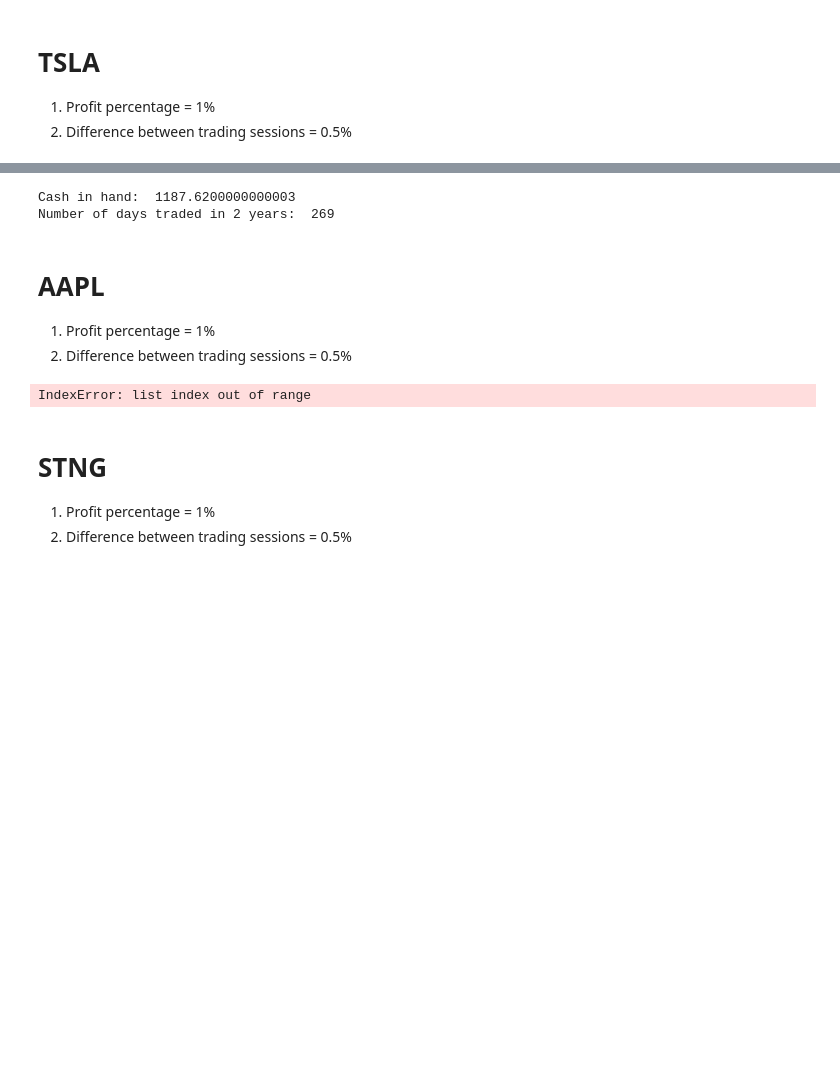
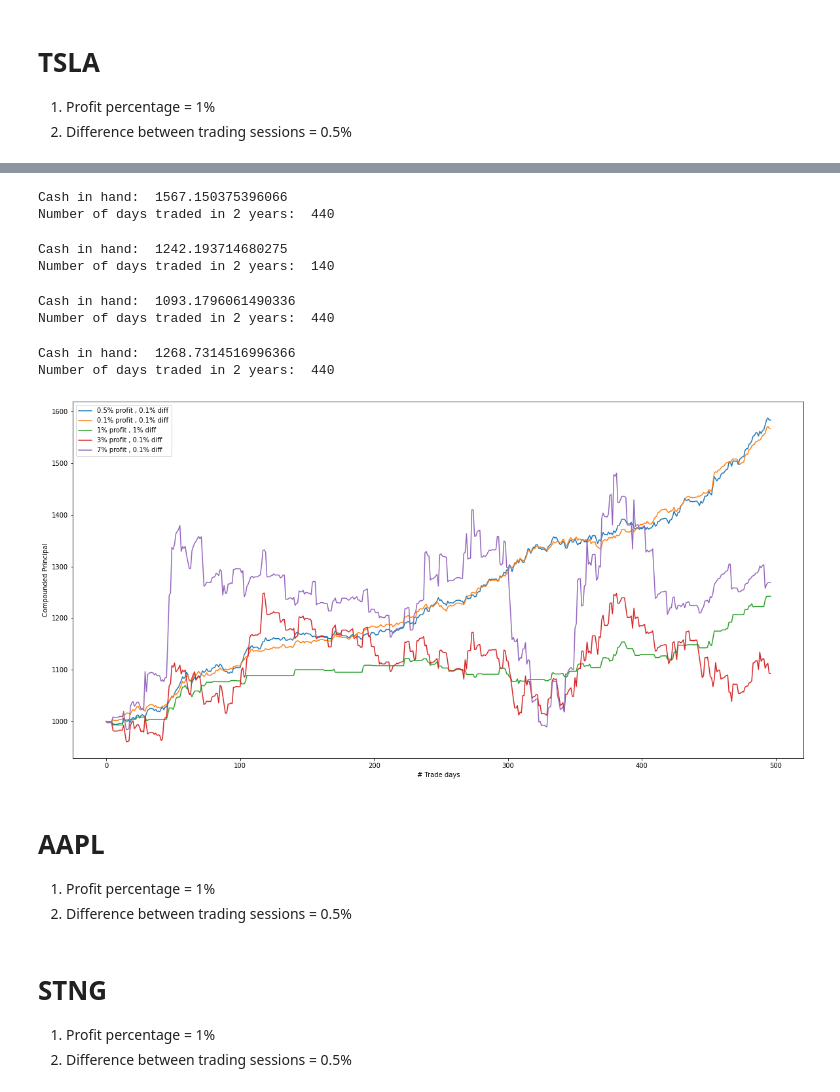
Before and after one commit to ImVis10/1PercentStrategy, a Jupyter notebook: 1PercentStrategy.ipynb, the cells around one changed output, grey strips where cells are left out. Cells and saved outputs as stored; diff of their text form; code cells hidden in the pictures; blank space fills up the shorter version.

Commit message:
Add plots

```diff
--- a/1PercentStrategy.ipynb
+++ b/1PercentStrategy.ipynb
@@ -254,12 +283,70 @@ def run_simulation(profit_percentage, diff_between_trading_sessions, minute_data
 # %%
 PRINCIPAL = 1000
 num_trades = 0
-profit_percentage = 1/100
-diff_between_trading_sessions = 0.5/100
-
+profit_percentage = 0.1/100
+diff_between_trading_sessions = 0.1/100
+returns = [PRINCIPAL]
 run_simulation(profit_percentage, diff_between_trading_sessions,TSLA_minute_data,TSLA_daily_opening_candle, TSLA_daily_closing_candle)
 print('Cash in hand: ', PRINCIPAL)
 print('Number of days traded in 2 years: ', num_trades)
+return2 = returns
 # %% [output]
-Cash in hand:  1187.6200000000003
-Number of days traded in 2 years:  269
+Cash in hand:  1567.150375396066
+Number of days traded in 2 years:  440
+# %%
+PRINCIPAL = 1000
+num_trades = 0
+profit_percentage = 1/100
+diff_between_trading_sessions = 1/100
+returns = [PRINCIPAL]
+run_simulation(profit_percentage, diff_between_trading_sessions,TSLA_minute_data,TSLA_daily_opening_candle, TSLA_daily_closing_candle)
+print('Cash in hand: ', PRINCIPAL)
+print('Number of days traded in 2 years: ', num_trades)
+return3 = returns
+# %% [output]
+Cash in hand:  1242.193714680275
+Number of days traded in 2 years:  140
+# %%
+PRINCIPAL = 1000
+num_trades = 0
+profit_percentage = 3/100
+diff_between_trading_sessions = .1/100
+returns = [PRINCIPAL]
+run_simulation(profit_percentage, diff_between_trading_sessions,TSLA_minute_data,TSLA_daily_opening_candle, TSLA_daily_closing_candle)
+print('Cash in hand: ', PRINCIPAL)
+print('Number of days traded in 2 years: ', num_trades)
+return4 = returns
+# %% [output]
+Cash in hand:  1093.1796061490336
+Number of days traded in 2 years:  440
+# %%
+PRINCIPAL = 1000
+num_trades = 0
+profit_percentage = 7/100
+diff_between_trading_sessions = .1/100
+returns = [PRINCIPAL]
+run_simulation(profit_percentage, diff_between_trading_sessions,TSLA_minute_data,TSLA_daily_opening_candle, TSLA_daily_closing_candle)
+print('Cash in hand: ', PRINCIPAL)
+print('Number of days traded in 2 years: ', num_trades)
+return5 = returns
+# %% [output]
+Cash in hand:  1268.7314516996366
+Number of days traded in 2 years:  440
+# %%
+global trade_dates
+trade_dates = [ x[0].split()[0] for x in TSLA_daily_opening_candle ]
+# %%
+plt.ylabel('Compounded Principal')
+plt.xlabel('# Trade days')
+ax = plt.subplot(111)
+
+y = len(trade_dates)
+ax.plot(return1 , label = '0.5% profit , 0.1% diff' )
+ax.plot(return2,  label = '0.1% profit , 0.1% diff')
+ax.plot(return3,   label = '1% profit , 1% diff')
+ax.plot(return4,  label = '3% profit , 0.1% diff')
+ax.plot(return5,  label = '7% profit , 0.1% diff')
+ax.legend()
+plt.show()
+# %% [output]
+[figure, added]
@@ -270,14 +360,13 @@ Number of days traded in 2 years:  269
 # %%
 PRINCIPAL = 1000
 num_trades = 0
-profit_percentage = 1/100
-diff_between_trading_sessions = 0.5/100
+profit_percentage = 0.5/100
+diff_between_trading_sessions = 0.1/100
 
 run_simulation(profit_percentage, diff_between_trading_sessions,AAPL_minute_data,AAPL_daily_opening_candle, AAPL_daily_closing_candle)
 print('Cash in hand: ', PRINCIPAL)
 print('Number of days traded in 2 years: ', num_trades)
+return1 = returns
-# %% [output]
-IndexError: list index out of range
 # %% [markdown]
 # STNG
 1. Profit percentage = 1%
```
Also changed, not shown: parts of 21 cells of this notebook.
